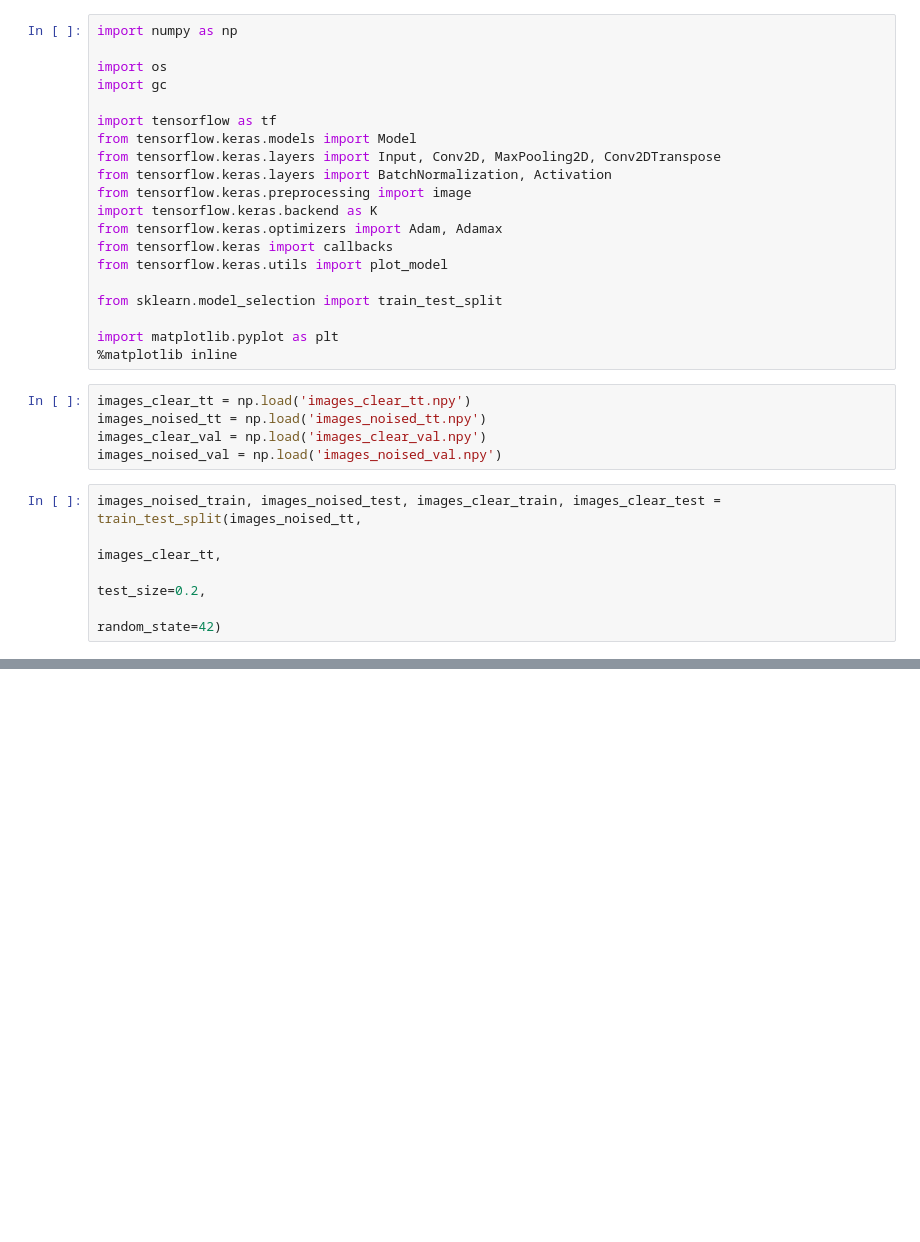
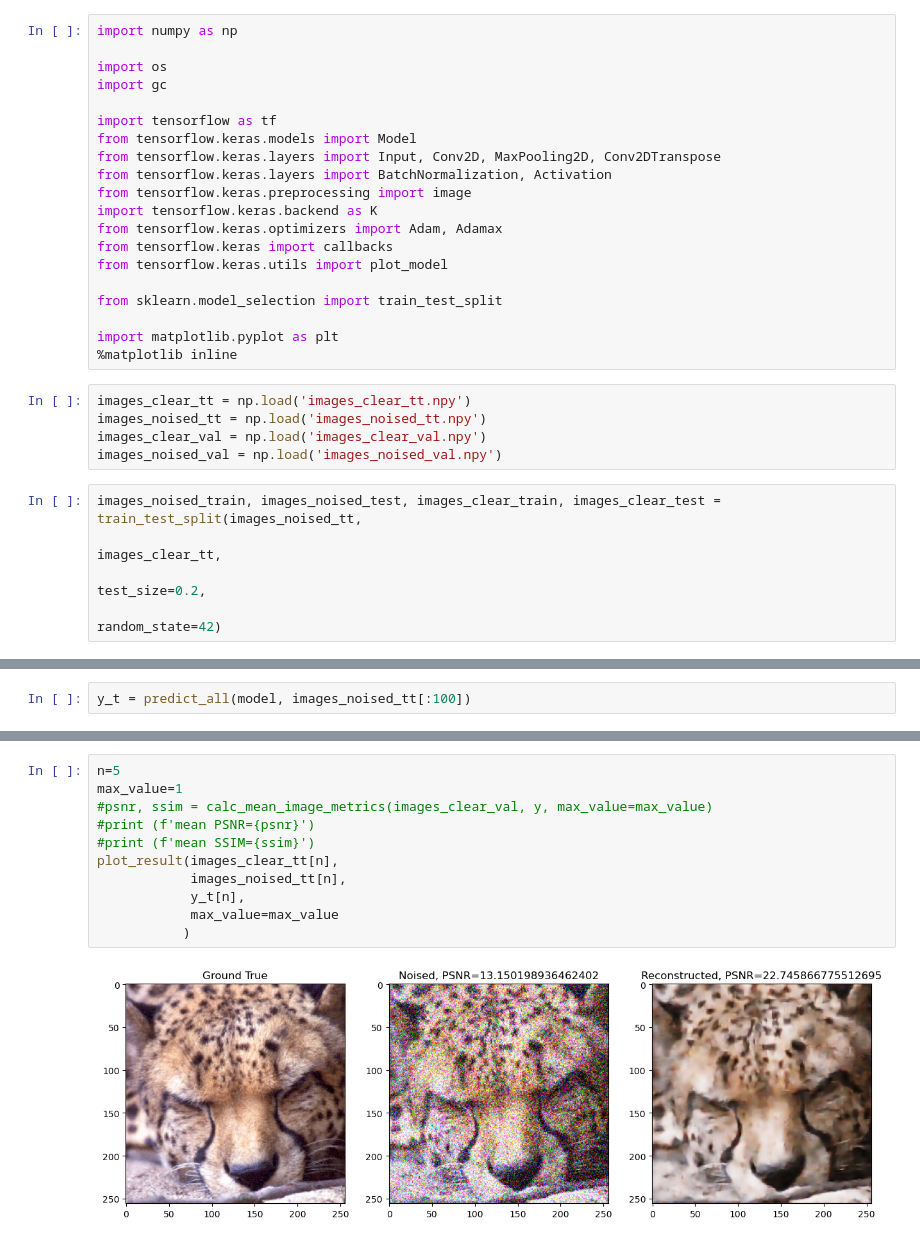
Before and after one commit to basil-77/bmstu_vkr, a Jupyter notebook: draft/ae.ipynb, the cells around one changed output, grey strips where cells are left out. Cells and saved outputs as stored; diff of their text form; blank space fills up the shorter version.

```diff
--- a/draft/ae.ipynb
+++ b/draft/ae.ipynb
@@ -149,0 +139,2 @@ plot_result(images_clear_val[n],
+# %%
+y_t = predict_all(model, images_noised_tt[:100])
@@ -149,0 +159,13 @@ plot_result(images_clear_val[n],
+# %%
+n=5
+max_value=1
+#psnr, ssim = calc_mean_image_metrics(images_clear_val, y, max_value=max_value)
+#print (f'mean PSNR={psnr}')
+#print (f'mean SSIM={ssim}')
+plot_result(images_clear_tt[n],
+            images_noised_tt[n],
+            y_t[n],
+            max_value=max_value
+           )
+# %% [output]
+[figure, added]
```
Also changed, not shown: parts of 9 cells of this notebook, 6 other files.
